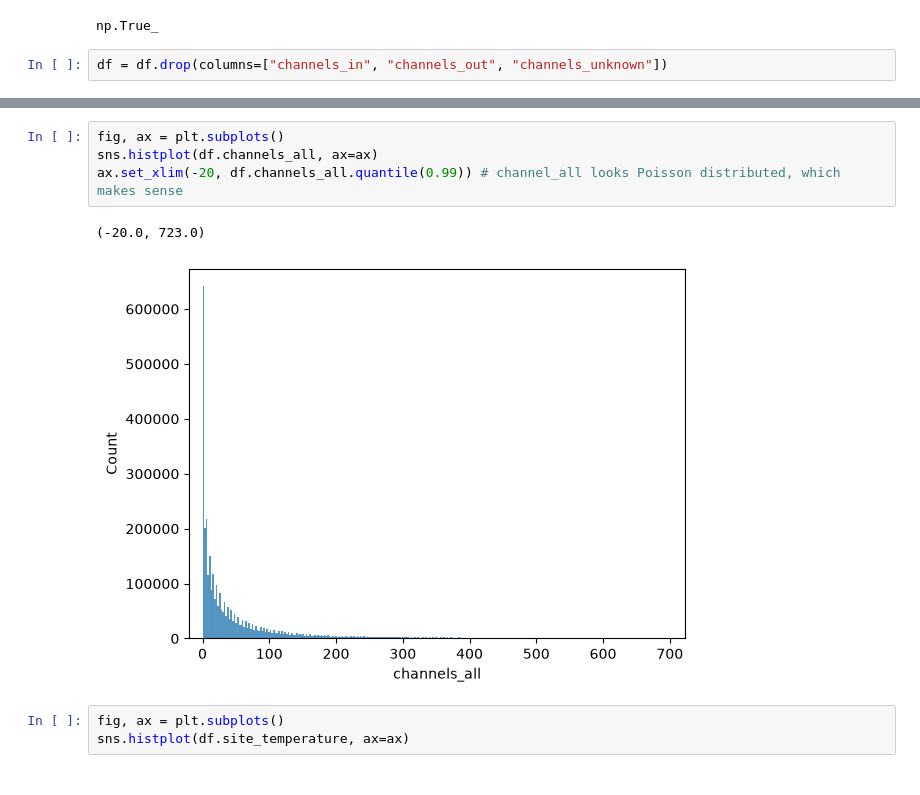
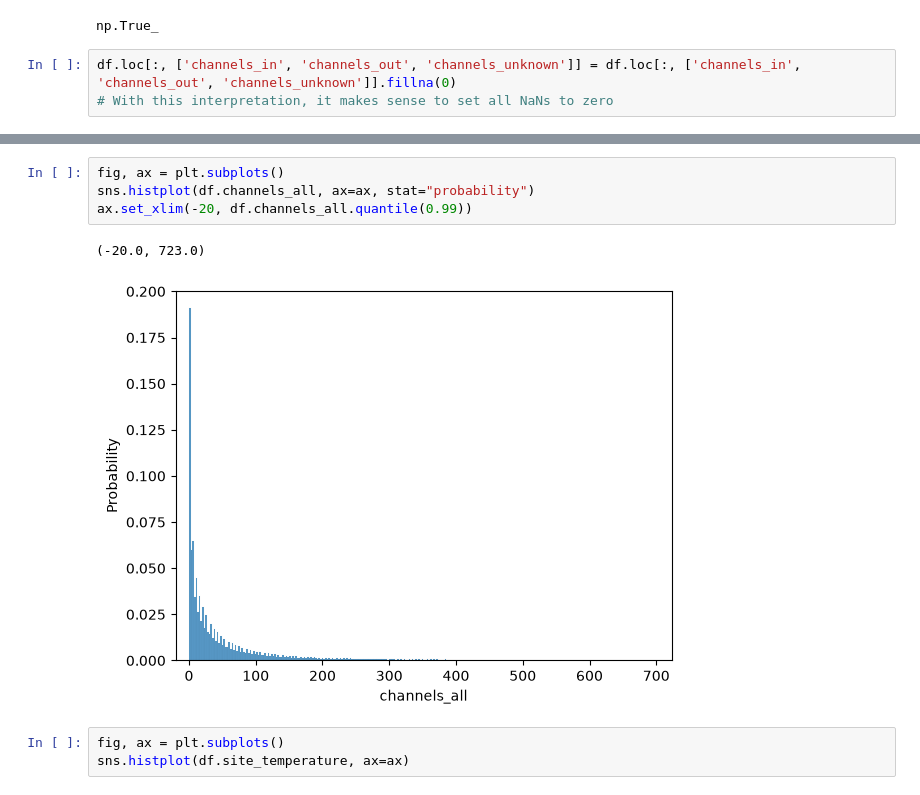
Before and after one commit to danrocag/fahrrad-analyse, a Jupyter notebook: src/fahrrad_analyse/explore.ipynb, the cells around one changed output, grey strips where cells are left out. Saved outputs shown, nothing was run; the diff lists cells and outputs as text.

```diff
--- a/src/fahrrad_analyse/explore.ipynb
+++ b/src/fahrrad_analyse/explore.ipynb
@@ -39,8 +40,9 @@ df.loc[~either_mask, :].head()
 # It seems like channels_all counts all passengers, in and out count different directions wherever known
 # %% [output]
 np.True_
-# %%
-df = df.drop(columns=["channels_in", "channels_out", "channels_unknown"])
+# %%
+df.loc[:, ['channels_in', 'channels_out', 'channels_unknown']] = df.loc[:, ['channels_in', 'channels_out', 'channels_unknown']].fillna(0)
+# With this interpretation, it makes sense to set all NaNs to zero
 # %%
 df.describe() # Is site_accumulation realistic? The other ones look fine
 # %% [output]
@@ -56,10 +71,10 @@ df.describe() # Is site_accumulation realistic? The other ones look fine
 # %%
 fig, ax = plt.subplots()
-sns.histplot(df.channels_all, ax=ax)
-ax.set_xlim(-20, df.channels_all.quantile(0.99)) # channel_all looks Poisson distributed, which makes sense
+sns.histplot(df.channels_all, ax=ax, stat="probability")
+ax.set_xlim(-20, df.channels_all.quantile(0.99))
 # %% [output]
 (-20.0, 723.0)
-[figure, old version]
+[figure, new version]
 # %%
 fig, ax = plt.subplots()
 sns.histplot(df.site_temperature, ax=ax)
```
Also changed, not shown: parts of 14 cells of this notebook, 5 other files.
